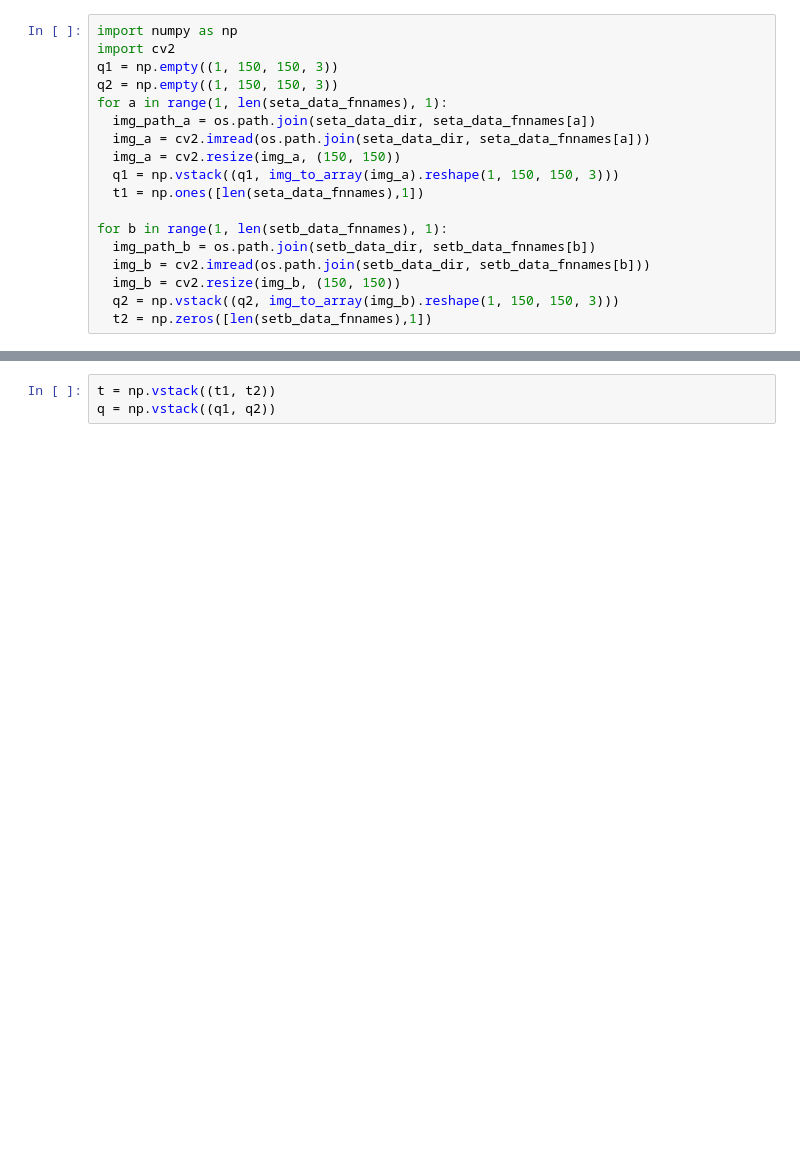
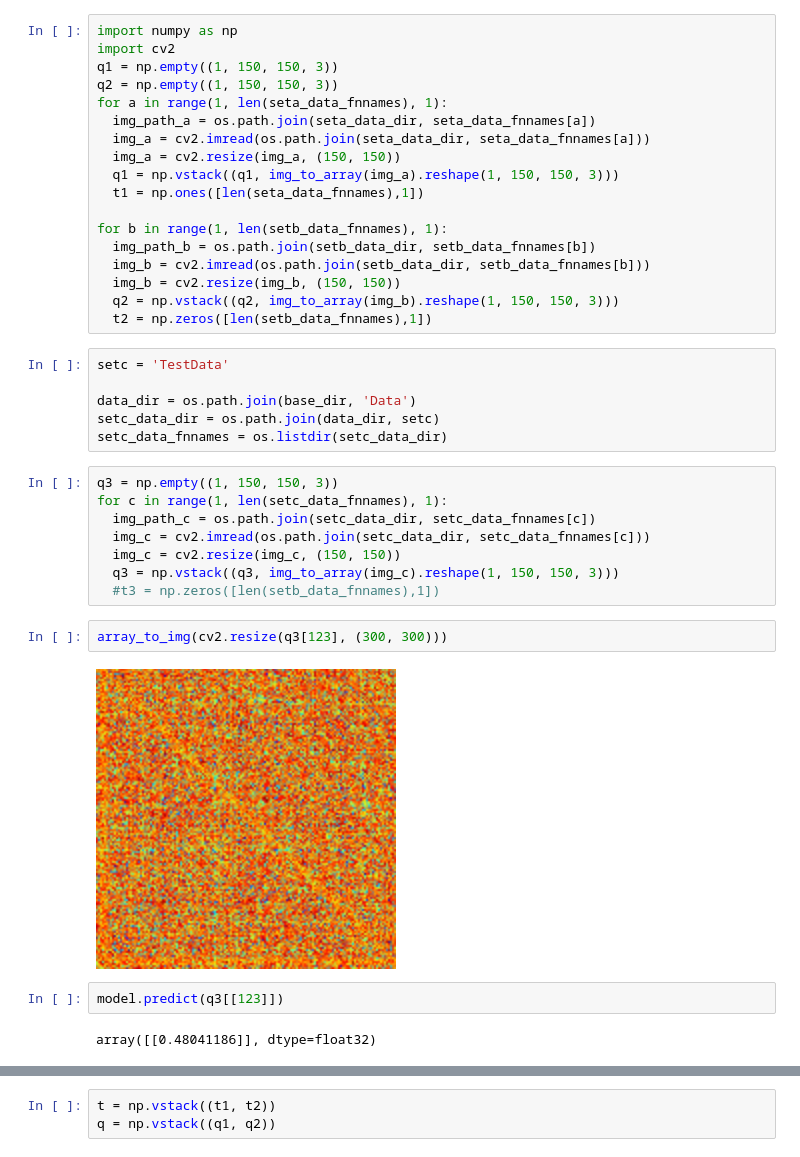
Before and after one commit to SGRGit/gwBICoherenceML, a Jupyter notebook: gwBICoherenceClassification.ipynb, the cells around one changed output, grey strips where cells are left out. Cells and saved outputs as stored; diff of their text form; blank space fills up the shorter version.

```diff
--- a/gwBICoherenceClassification.ipynb
+++ b/gwBICoherenceClassification.ipynb
@@ -55,3 +59,25 @@ for b in range(1, len(setb_data_fnnames), 1):
   img_b = cv2.resize(img_b, (150, 150))
   q2 = np.vstack((q2, img_to_array(img_b).reshape(1, 150, 150, 3)))
   t2 = np.zeros([len(setb_data_fnnames),1])
+# %%
+setc = 'TestData'
+
+data_dir = os.path.join(base_dir, 'Data')
+setc_data_dir = os.path.join(data_dir, setc)
+setc_data_fnnames = os.listdir(setc_data_dir)
+# %%
+q3 = np.empty((1, 150, 150, 3))
+for c in range(1, len(setc_data_fnnames), 1):
+  img_path_c = os.path.join(setc_data_dir, setc_data_fnnames[c])
+  img_c = cv2.imread(os.path.join(setc_data_dir, setc_data_fnnames[c]))
+  img_c = cv2.resize(img_c, (150, 150))
+  q3 = np.vstack((q3, img_to_array(img_c).reshape(1, 150, 150, 3)))
+  #t3 = np.zeros([len(setb_data_fnnames),1])
+# %%
+array_to_img(cv2.resize(q3[123], (300, 300)))
+# %% [output]
+[figure, added]
+# %%
+model.predict(q3[[123]])
+# %% [output]
+array([[0.48041186]], dtype=float32)
```
Also changed, not shown: parts of 18 cells of this notebook.
